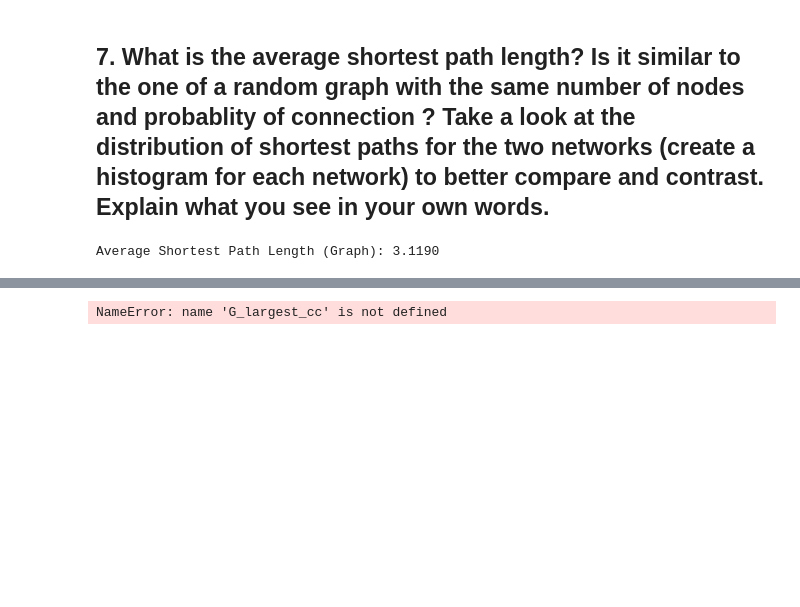
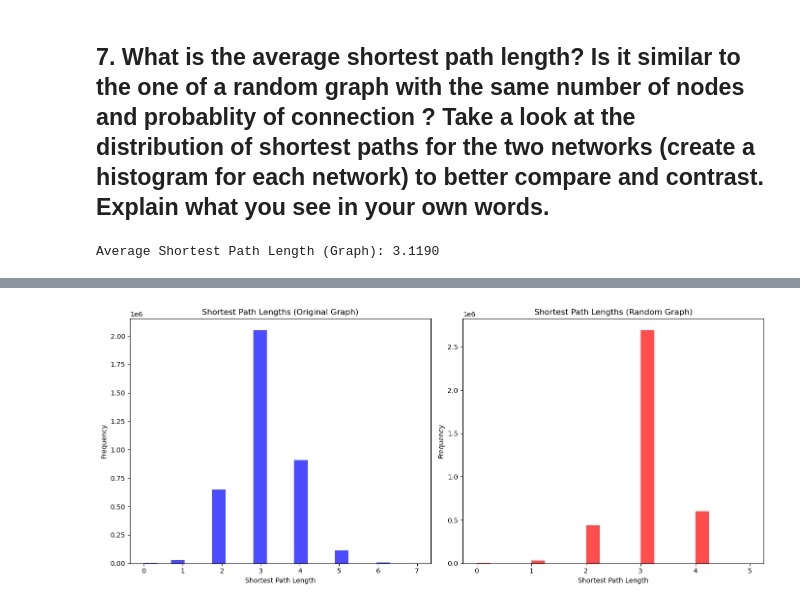
Before and after one commit to Ayafahim/social_graphs, a Jupyter notebook: Alec-jawa/week5/partB.ipynb, the cells around one changed output, grey strips where cells are left out. Drawn from its saved outputs; the diff is of its cells as text; code cells hidden in the pictures; blank space fills up the shorter version.

```diff
--- a/Alec-jawa/week5/partB.ipynb
+++ b/Alec-jawa/week5/partB.ipynb
@@ -710,30 +710,57 @@ Average Shortest Path Length (Random Graph): 3.0550
 # %%
-import numpy as np
 
-# Calculate the shortest paths for the original graph (using the largest connected component if needed)
-#lengths_original = dict(nx.shortest_path_length(G_largest_cc))
+# Ensure we're using the undirected version of the graph
+G_undirected = G.to_undirected()
+
+# Check if the graph is connected
+if nx.is_connected(G_undirected):
+    G_largest_cc = G_undirected
+else:
+    # If the graph is disconnected, calculate the largest connected component
+    largest_cc = max(nx.connected_components(G_undirected), key=len)
+    G_largest_cc = G_undirected.subgraph(largest_cc).copy()
+
+# Now we can calculate the shortest path lengths for the original graph
+lengths_original = dict(nx.shortest_path_length(G_largest_cc))
 shortest_paths_original = [length for target_dict in lengths_original.values() for length in target_dict.values()]
 
-# Calculate the shortest paths for the random graph (using the largest connected component if needed)
+# Number of nodes and edges in the original graph
+n_nodes = G_undirected.number_of_nodes()
+n_edges = G_undirected.number_of_edges()
+
+# Calculate the probability of connection for the random graph (Erdős-Rényi model)
+p_connection = (2 * n_edges) / (n_nodes * (n_nodes - 1))
+
+# Generate the random graph
+G_random = nx.erdos_renyi_graph(n_nodes, p_connection)
+
+# Calculate the largest connected component for the random graph
+if nx.is_connected(G_random):
+    G_largest_cc_random = G_random
+else:
+    largest_cc_random = max(nx.connected_components(G_random), key=len)
+    G_largest_cc_random = G_random.subgraph(largest_cc_random).copy()
+
+# Calculate the shortest paths for the random graph
 lengths_random = dict(nx.shortest_path_length(G_largest_cc_random))
 shortest_paths_random = [length for target_dict in lengths_random.values() for length in target_dict.values()]
 
 # Plot the histograms for the original graph and random graph
 plt.figure(figsize=(14, 6))
 
 plt.subplot(1, 2, 1)
 plt.hist(shortest_paths_original, bins=20, color='b', alpha=0.7)
 plt.title('Shortest Path Lengths (Original Graph)')
 plt.xlabel('Shortest Path Length')
 plt.ylabel('Frequency')
 
 plt.subplot(1, 2, 2)
 plt.hist(shortest_paths_random, bins=20, color='r', alpha=0.7)
 plt.title('Shortest Path Lengths (Random Graph)')
 plt.xlabel('Shortest Path Length')
 plt.ylabel('Frequency')
 
 plt.tight_layout()
 plt.show()
 # %% [output]
-NameError: name 'G_largest_cc' is not defined
+[figure, added]
```
Also changed, not shown: parts of 2 cells of this notebook.
